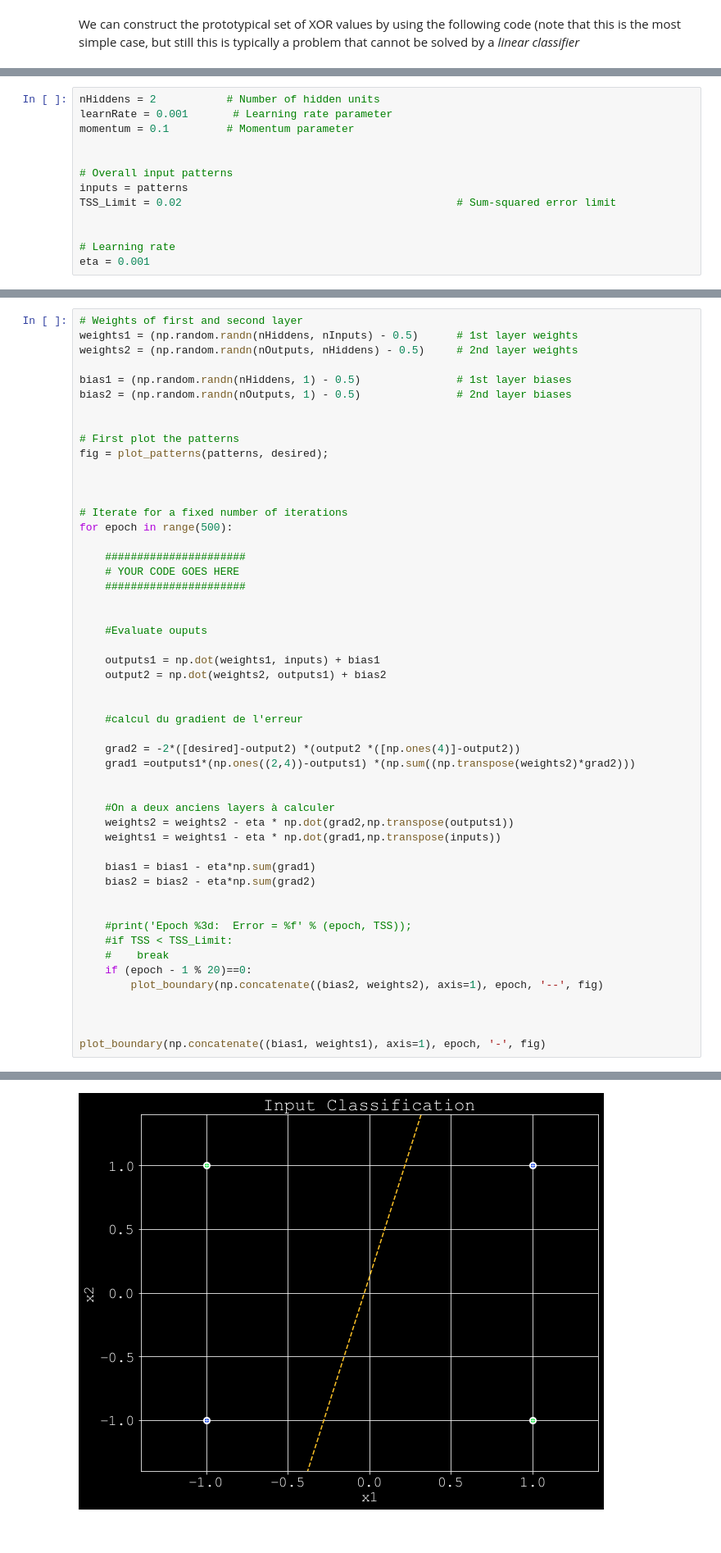
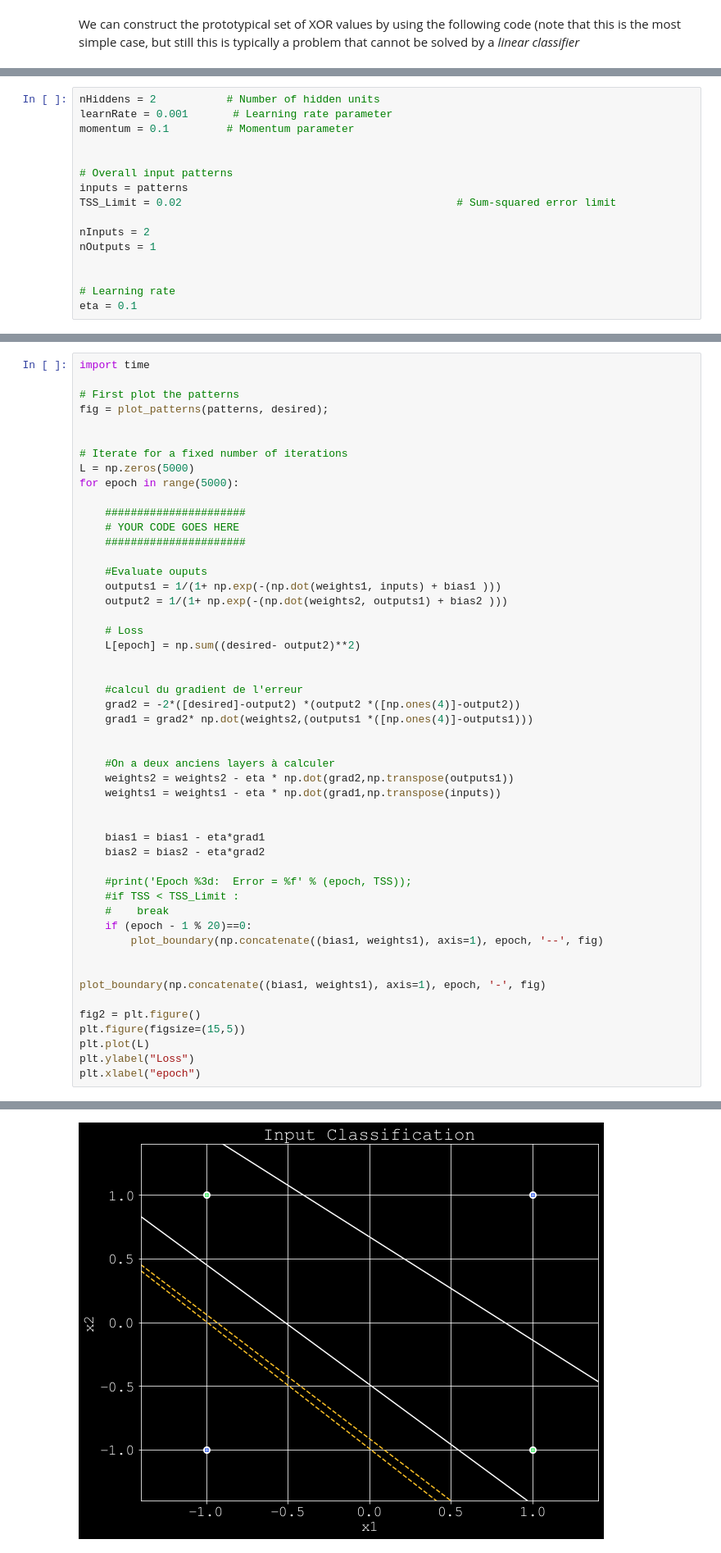
Before and after one commit to malenafouillou/atiam_ml, a Jupyter notebook: 02a_neural_networks.ipynb, the cells around one changed output, grey strips where cells are left out. Shown at 82% size. Drawn from its saved outputs; the diff is of its cells as text.

```diff
--- a/02a_neural_networks.ipynb
+++ b/02a_neural_networks.ipynb
@@ -284,6 +280,9 @@ momentum = 0.1         # Momentum parameter
 inputs = patterns
 TSS_Limit = 0.02                                           # Sum-squared error limit
 
+nInputs = 2
+nOutputs = 1
+
 
 # Learning rate
-eta = 0.001
+eta = 0.1
@@ -311,52 +314,51 @@ eta = 0.001
 # %%
-# Weights of first and second layer
-weights1 = (np.random.randn(nHiddens, nInputs) - 0.5)      # 1st layer weights
-weights2 = (np.random.randn(nOutputs, nHiddens) - 0.5)     # 2nd layer weights
-
-bias1 = (np.random.randn(nHiddens, 1) - 0.5)               # 1st layer biases
-bias2 = (np.random.randn(nOutputs, 1) - 0.5)               # 2nd layer biases
-
+import time
 
 # First plot the patterns
 fig = plot_patterns(patterns, desired);
 
 
-
 # Iterate for a fixed number of iterations
-for epoch in range(500):
+L = np.zeros(5000)
+for epoch in range(5000):
 
     ######################
     # YOUR CODE GOES HERE
     ######################
 
+    #Evaluate ouputs
+    outputs1 = 1/(1+ np.exp(-(np.dot(weights1, inputs) + bias1 )))
+    output2 = 1/(1+ np.exp(-(np.dot(weights2, outputs1) + bias2 )))
 
-    #Evaluate ouputs
-
-    outputs1 = np.dot(weights1, inputs) + bias1
-    output2 = np.dot(weights2, outputs1) + bias2
+    # Loss
+    L[epoch] = np.sum((desired- output2)**2)
 
 
     #calcul du gradient de l'erreur
-
     grad2 = -2*([desired]-output2) *(output2 *([np.ones(4)]-output2))
-    grad1 =outputs1*(np.ones((2,4))-outputs1) *(np.sum((np.transpose(weights2)*grad2)))
+    grad1 = grad2* np.dot(weights2,(outputs1 *([np.ones(4)]-outputs1)))
 
 
     #On a deux anciens layers à calculer
     weights2 = weights2 - eta * np.dot(grad2,np.transpose(outputs1))
     weights1 = weights1 - eta * np.dot(grad1,np.transpose(inputs))
 
-    bias1 = bias1 - eta*np.sum(grad1)
-    bias2 = bias2 - eta*np.sum(grad2)
 
+    bias1 = bias1 - eta*grad1
+    bias2 = bias2 - eta*grad2
 
     #print('Epoch %3d:  Error = %f' % (epoch, TSS));
-    #if TSS < TSS_Limit:
+    #if TSS < TSS_Limit :
     #    break
     if (epoch - 1 % 20)==0:
-        plot_boundary(np.concatenate((bias2, weights2), axis=1), epoch, '--', fig)
-
+        plot_boundary(np.concatenate((bias1, weights1), axis=1), epoch, '--', fig)
 
 
 plot_boundary(np.concatenate((bias1, weights1), axis=1), epoch, '-', fig)
+
+fig2 = plt.figure()
+plt.figure(figsize=(15,5))
+plt.plot(L)
+plt.ylabel("Loss")
+plt.xlabel("epoch")
 # %% [output]
@@ -363 +366 @@ plot_boundary(np.concatenate((bias1, weights1), axis=1), epoch, '-', fig)
-[figure, old version]
+[figure, new version]
```
Also changed, not shown: parts of 15 cells of this notebook.
